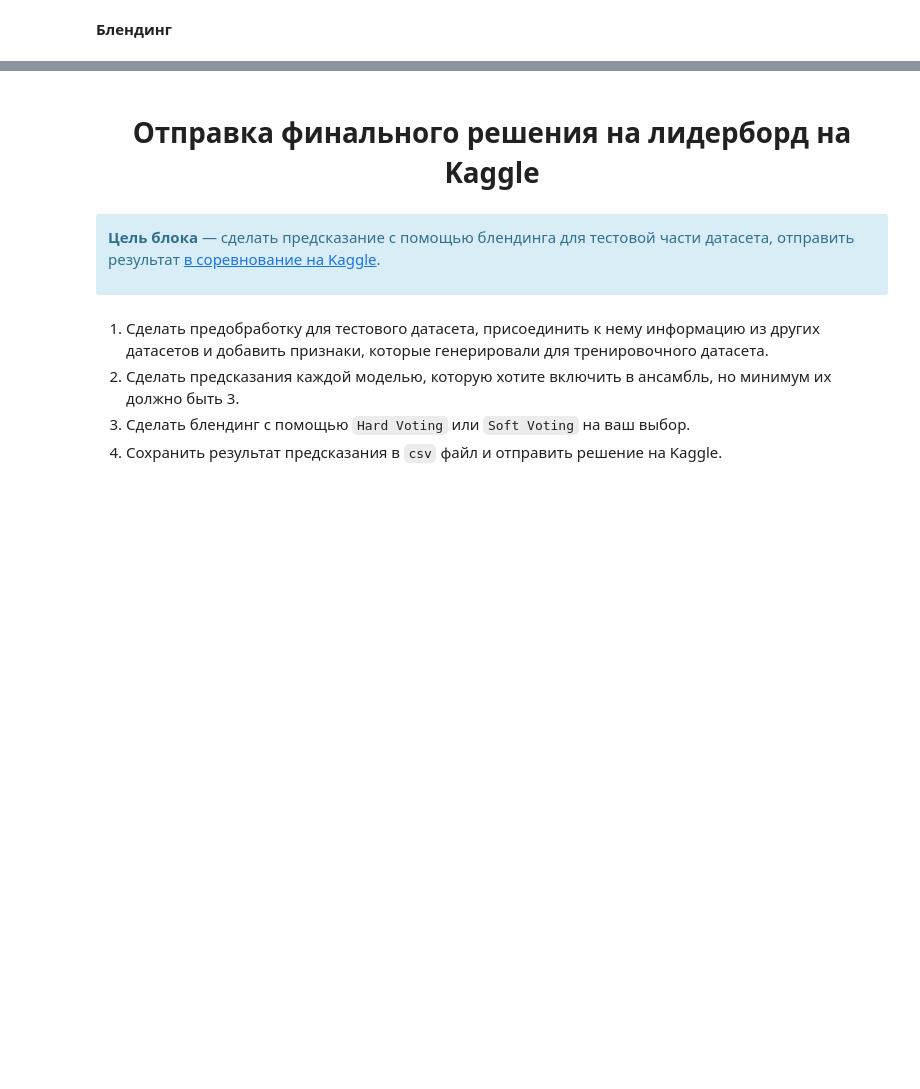
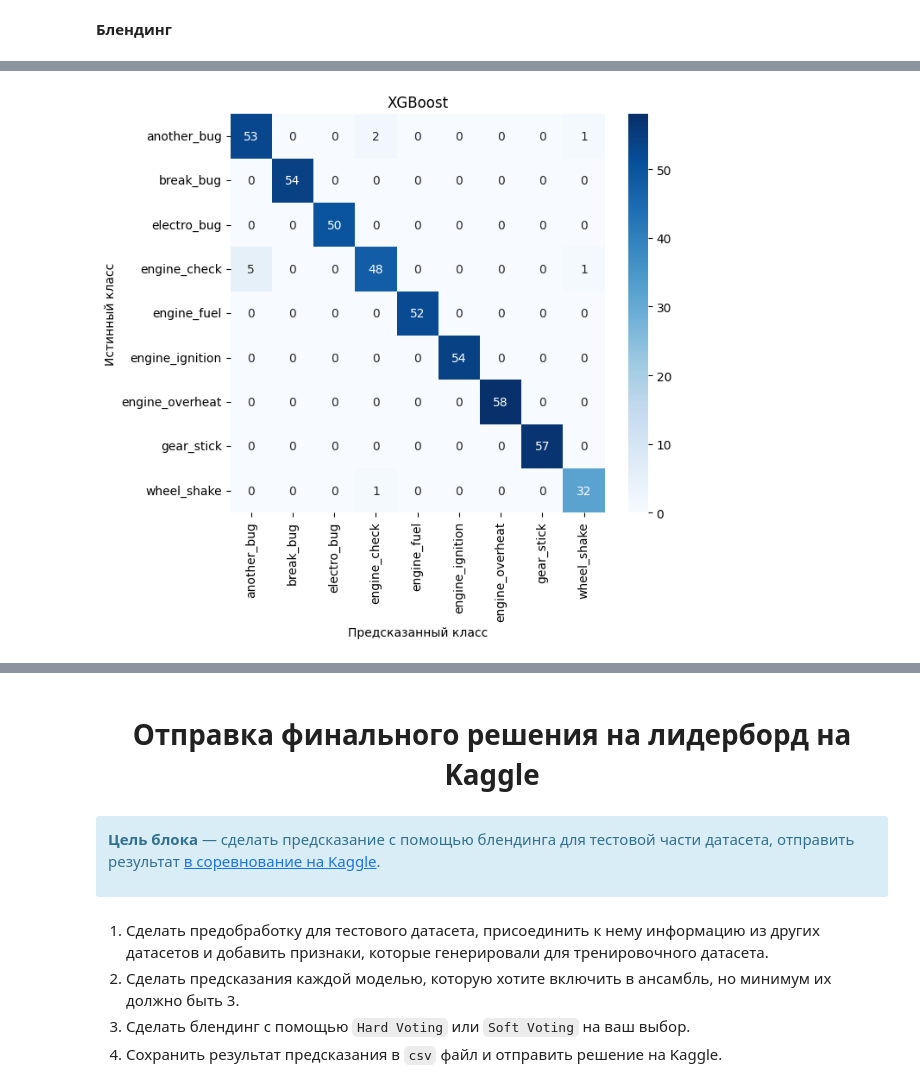
Before and after one commit to nikatonika/vehicle-breakdown-prediction, a Jupyter notebook: Competitive_DS_Zaslavskaia_V_All_Tasks.ipynb, the cells around one changed output, grey strips where cells are left out. Cells and saved outputs as stored; diff of their text form; code cells hidden in the pictures; blank space fills up the shorter version.

```diff
--- a/Competitive_DS_Zaslavskaia_V_All_Tasks.ipynb
+++ b/Competitive_DS_Zaslavskaia_V_All_Tasks.ipynb
@@ -1644,10 +1661,10 @@ lgb_model_tuned = LGBMClassifier(
     n_estimators=166,
     random_state=42
 )
-lgb_model_tuned.fit(X_train_encoded, y_train)
+lgb_model_tuned.fit(X_train_lgb, y_train)
 
 # Предсказания и метрика
-y_pred_lgb_tuned = lgb_model_tuned.predict(X_valid_encoded)
+y_pred_lgb_tuned = lgb_model_tuned.predict(X_valid_lgb)
 acc_lgb_tuned = accuracy_score(y_valid, y_pred_lgb_tuned)
 
 print(f"LightGBM Accuracy (тюнинг): {acc_lgb_tuned:.4f}")
@@ -1671,17 +1688,22 @@ print("Классы:", label_encoder.classes_)
 Классы: ['another_bug' 'break_bug' 'electro_bug' 'engine_check' 'engine_fuel'
  'engine_ignition' 'engine_overheat' 'gear_stick' 'wheel_shake']
 # %%
-# Базовая модель XGBoost
+# Базовая модель XGBoost с eval_set, но без ранней остановки
 xgb_model_base = XGBClassifier(
     tree_method='hist',
     booster='dart',
     use_label_encoder=False,
     eval_metric='mlogloss',
-    random_state=42
+    random_state=42,
+    verbosity=0  # отключение логирования
 )
 
-# Обучение
-xgb_model_base.fit(X_train_encoded, y_train_encoded)
+# Обучение с eval_set
+xgb_model_base.fit(
+    X_train_encoded, y_train_encoded,
+    eval_set=[(X_valid_encoded, y_valid_encoded)],
+    verbose=False
+)
 
 # Предсказания
 y_pred_xgb_base = xgb_model_base.predict(X_valid_encoded)
@@ -1734,7 +1760,12 @@ best_xgb_params['tree_method'] = 'hist'
 
 # Обучение модели с подобранными параметрами
 xgb_tuned = XGBClassifier(**best_xgb_params)
-xgb_tuned.fit(X_train_encoded, y_train_encoded)
+xgb_tuned.fit(
+    X_train_encoded, y_train_encoded,
+    eval_set=[(X_valid_encoded, y_valid_encoded)],
+    verbose=False
+)
+
 
 # Предсказания и метрика
 y_pred_xgb_tuned = xgb_tuned.predict(X_valid_encoded)
@@ -2170,0 +2347,19 @@ F1 Score (Stacking with CatBoost): 0.9717726403821759
+# %%
+def plot_conf_matrix(y_true, y_pred, label_encoder, title):
+    # Преобразование строк в числа, если надо
+    if isinstance(y_pred[0], str):
+        y_pred = label_encoder.transform(y_pred)
+
+    cm = confusion_matrix(y_true, y_pred)
+    cm_df = pd.DataFrame(cm, index=label_encoder.classes_, columns=label_encoder.classes_)
+
+    plt.figure(figsize=(7, 6))
+    sns.heatmap(cm_df, annot=True, fmt='d', cmap='Blues')
+    plt.ylabel('Истинный класс')
+    plt.xlabel('Предсказанный класс')
+    plt.title(title)
+    plt.show()
+# %%
+plot_conf_matrix(y_valid_encoded, y_pred_xgb_tuned, label_encoder, "XGBoost")
+# %% [output]
+[figure, added]
```
Also changed, not shown: parts of 52 cells of this notebook, 8 other files.
